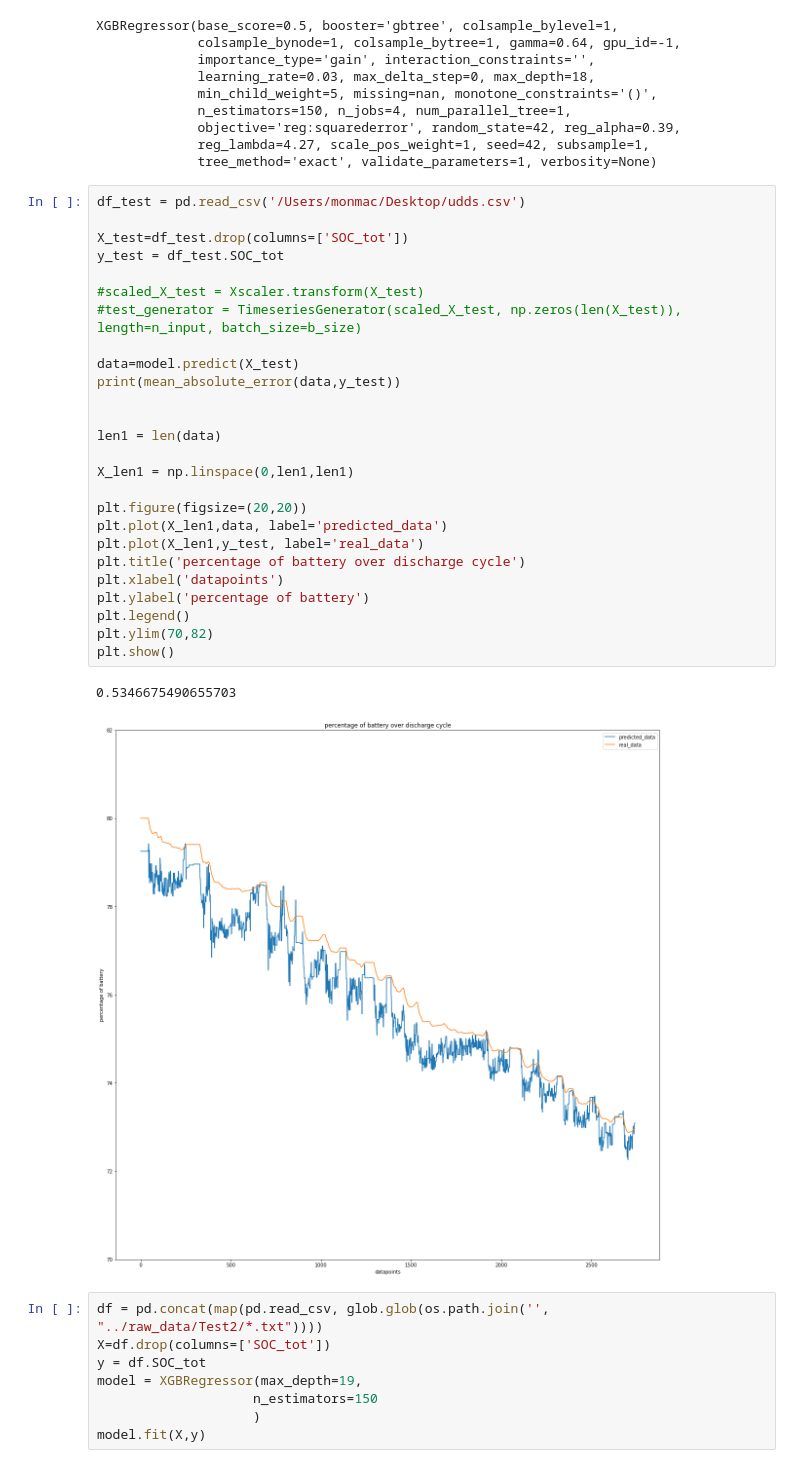
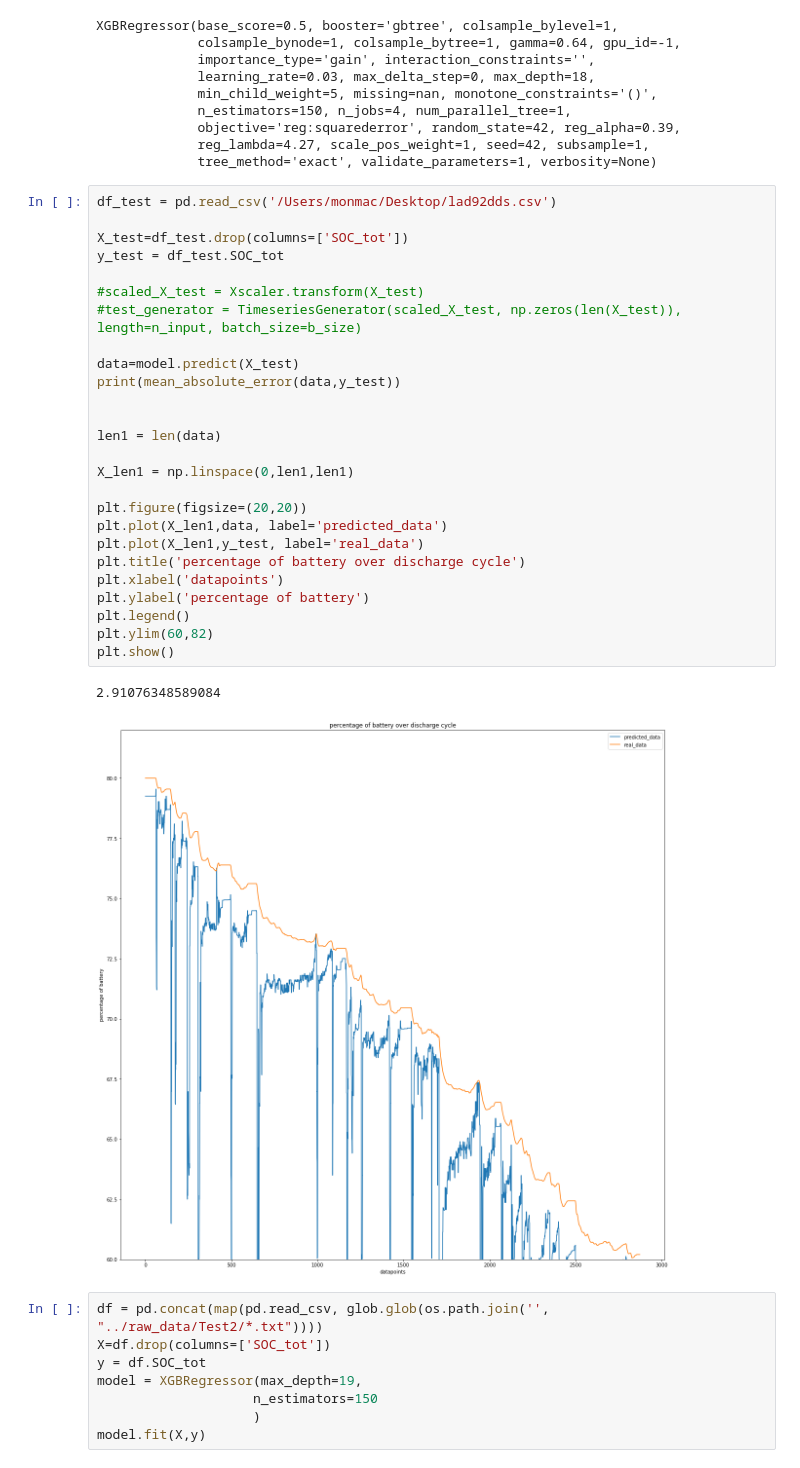
Before and after one commit to pierredm1/4th-Year-Imperial-Thesis, a Jupyter notebook: notebooks/v2-NoTemp.ipynb, the cells around one changed output. Drawn from its saved outputs; the diff is of its cells as text.

```diff
--- a/notebooks/v2-NoTemp.ipynb
+++ b/notebooks/v2-NoTemp.ipynb
@@ -1051,34 +1017,34 @@ XGBRegressor(base_score=0.5, booster='gbtree', colsample_bylevel=1,
              reg_lambda=4.27, scale_pos_weight=1, seed=42, subsample=1,
              tree_method='exact', validate_parameters=1, verbosity=None)
 # %%
-df_test = pd.read_csv('/Users/monmac/Desktop/udds.csv')
+df_test = pd.read_csv('/Users/monmac/Desktop/lad92dds.csv')
 
 X_test=df_test.drop(columns=['SOC_tot'])
 y_test = df_test.SOC_tot
 
 #scaled_X_test = Xscaler.transform(X_test)
 #test_generator = TimeseriesGenerator(scaled_X_test, np.zeros(len(X_test)), length=n_input, batch_size=b_size)
 
 data=model.predict(X_test)
 print(mean_absolute_error(data,y_test))
 
 
 len1 = len(data)
 
 X_len1 = np.linspace(0,len1,len1)
 
 plt.figure(figsize=(20,20))
 plt.plot(X_len1,data, label='predicted_data')
 plt.plot(X_len1,y_test, label='real_data')
 plt.title('percentage of battery over discharge cycle')
 plt.xlabel('datapoints')
 plt.ylabel('percentage of battery')
 plt.legend()
-plt.ylim(70,82)
+plt.ylim(60,82)
 plt.show()
 # %% [output]
-0.5346675490655703
+2.91076348589084
-[figure, old version]
+[figure, new version]
 # %%
 df = pd.concat(map(pd.read_csv, glob.glob(os.path.join('', "../raw_data/Test2/*.txt"))))
 X=df.drop(columns=['SOC_tot'])
```
Also changed, not shown: parts of 15 cells of this notebook, 1 other file.
